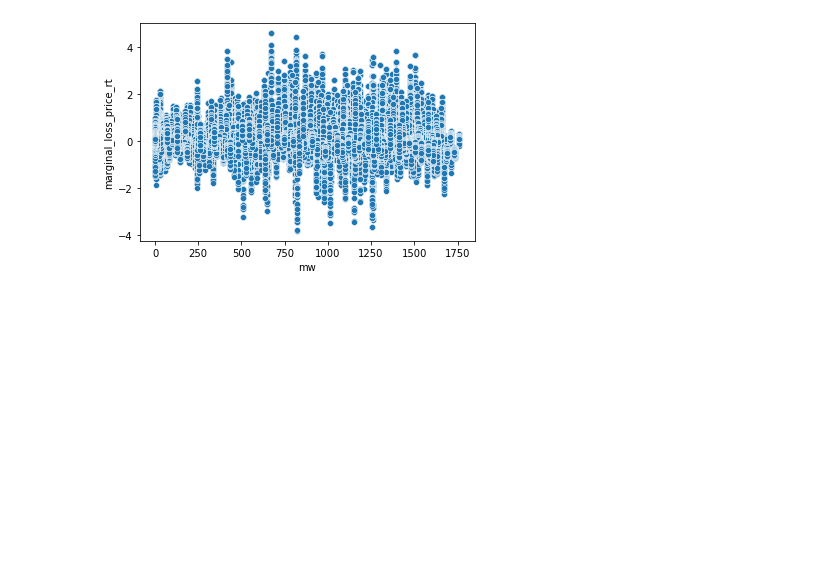
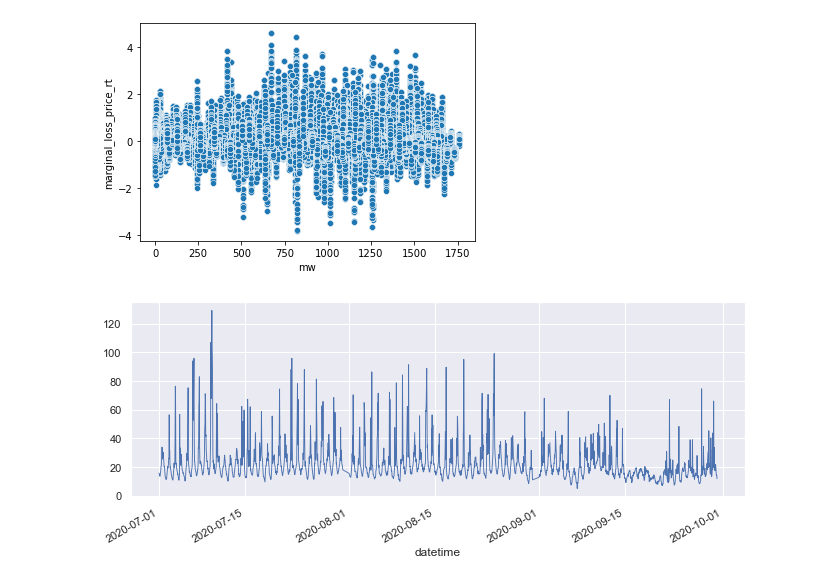
Before and after one commit to chiboi34/LMP, a Jupyter notebook: DEA.ipynb, the cells around one changed output. Drawn from its saved outputs; the diff is of its cells as text; code cells hidden in the pictures; blank space fills up the shorter version.

```diff
--- a/DEA.ipynb
+++ b/DEA.ipynb
@@ -447,3 +426,9 @@ sns.scatterplot(solar['mw'], solar['marginal_loss_price_rt'], data=solar)
 # %% [output]
 <AxesSubplot:xlabel='mw', ylabel='marginal_loss_price_rt'>
 [figure]
+# %%
+sns.set(rc={'figure.figsize':(11, 4)})
+# %%
+solar['system_energy_price_rt'].plot(linewidth=0.9);
+# %% [output]
+[figure, added]
```
Also changed, not shown: parts of 62 cells of this notebook.
